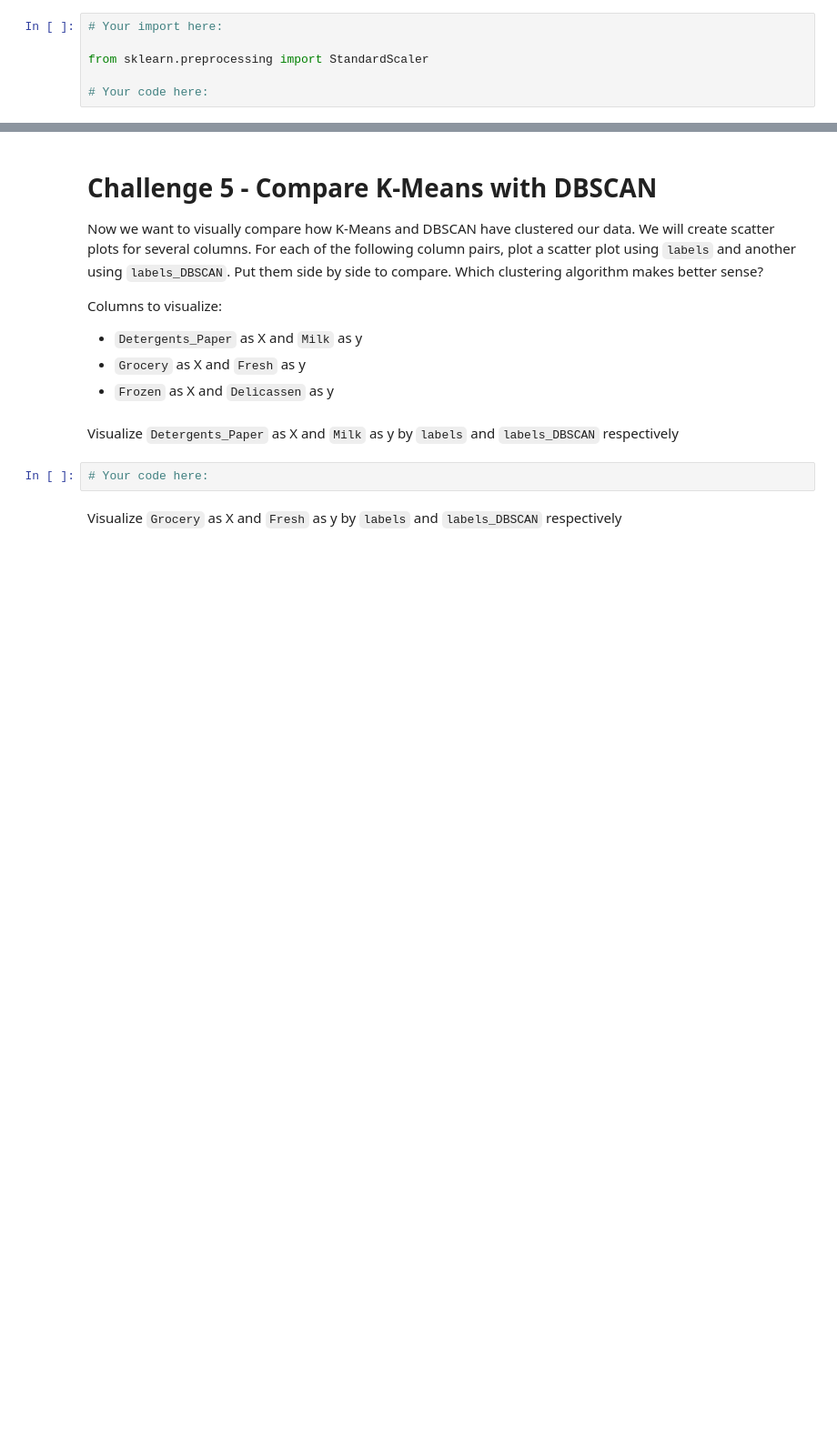
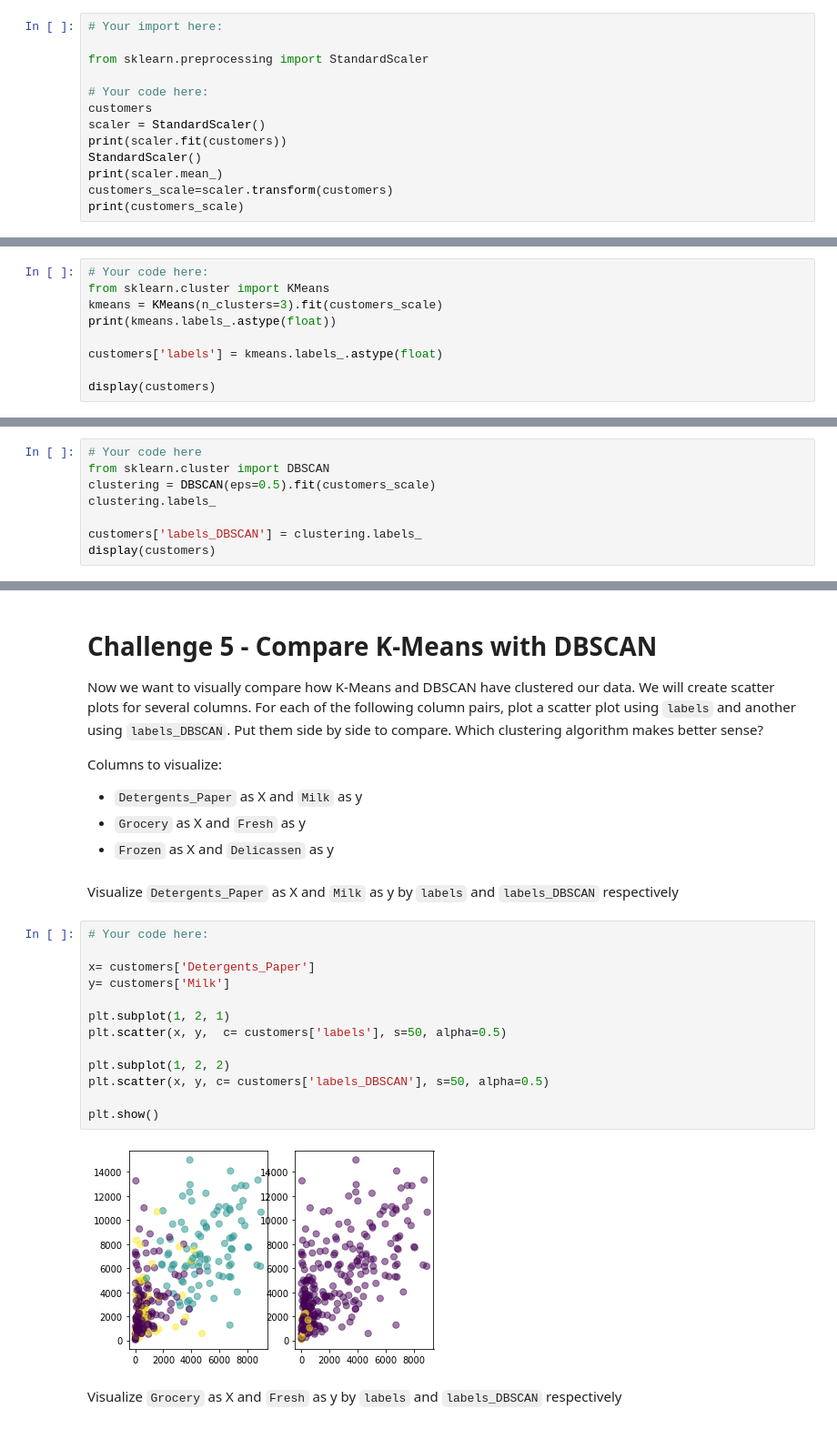
Before and after one commit to Juliaroch/dataptmad1019, a Jupyter notebook: module-3/lab-unsupervised-learning/your-code/main.ipynb, the cells around one changed output, grey strips where cells are left out. Shown: that part at 91% size. Cells and saved outputs as stored; diff of their text form; blank space fills up the shorter version.

```diff
--- a/module-3/lab-unsupervised-learning/your-code/main.ipynb
+++ b/module-3/lab-unsupervised-learning/your-code/main.ipynb
@@ -132,3 +140,10 @@ Diverse value ranges in different features could cause issues in our clustering.
 from sklearn.preprocessing import StandardScaler
 
 # Your code here:
+customers
+scaler = StandardScaler()
+print(scaler.fit(customers))
+StandardScaler()
+print(scaler.mean_)
+customers_scale=scaler.transform(customers)
+print(customers_scale)
@@ -140,0 +171,9 @@ Now let's cluster the data with K-Means first. Initiate the K-Means model, then
+# %%
+# Your code here:
+from sklearn.cluster import KMeans
+kmeans = KMeans(n_clusters=3).fit(customers_scale)
+print(kmeans.labels_.astype(float))
+
+customers['labels'] = kmeans.labels_.astype(float)
+
+display(customers)
@@ -150,0 +219,8 @@ Now let's cluster the data using DBSCAN. Use `DBSCAN(eps=0.5)` to initiate the m
+# %%
+# Your code here
+from sklearn.cluster import DBSCAN
+clustering = DBSCAN(eps=0.5).fit(customers_scale)
+clustering.labels_
+
+customers['labels_DBSCAN'] = clustering.labels_
+display(customers)
@@ -164,7 +258,20 @@ Columns to visualize:
 * `Frozen` as X and `Delicassen` as y
 # %% [markdown]
 Visualize `Detergents_Paper` as X and `Milk` as y by `labels` and `labels_DBSCAN` respectively
-# %%
-# Your code here:
+# %%
+# Your code here:
+
+x= customers['Detergents_Paper']
+y= customers['Milk']
+
+plt.subplot(1, 2, 1)
+plt.scatter(x, y,  c= customers['labels'], s=50, alpha=0.5)
+
+plt.subplot(1, 2, 2)
+plt.scatter(x, y, c= customers['labels_DBSCAN'], s=50, alpha=0.5)
+
+plt.show()
+# %% [output]
+[figure, added]
 # %% [markdown]
 Visualize `Grocery` as X and `Fresh` as y by `labels` and `labels_DBSCAN` respectively
```
Also changed, not shown: parts of 26 cells of this notebook.
